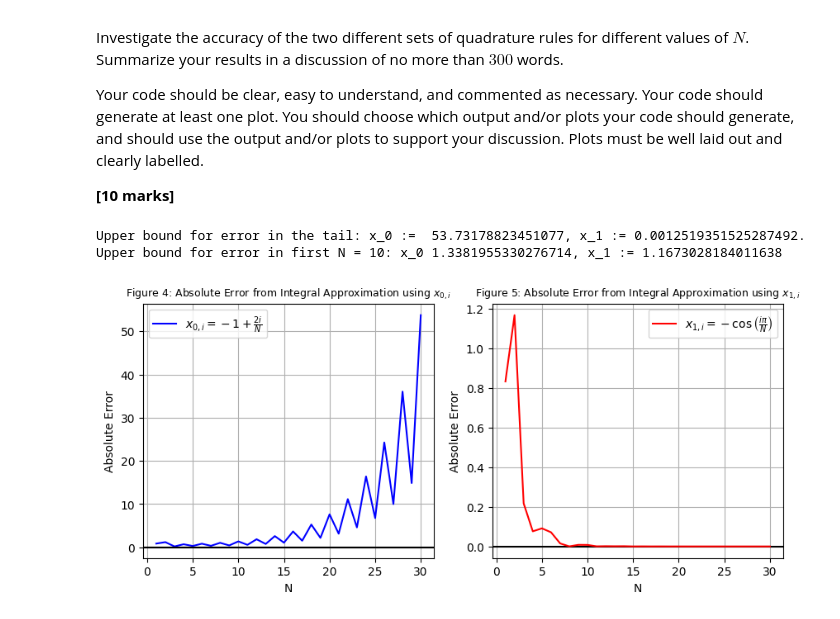
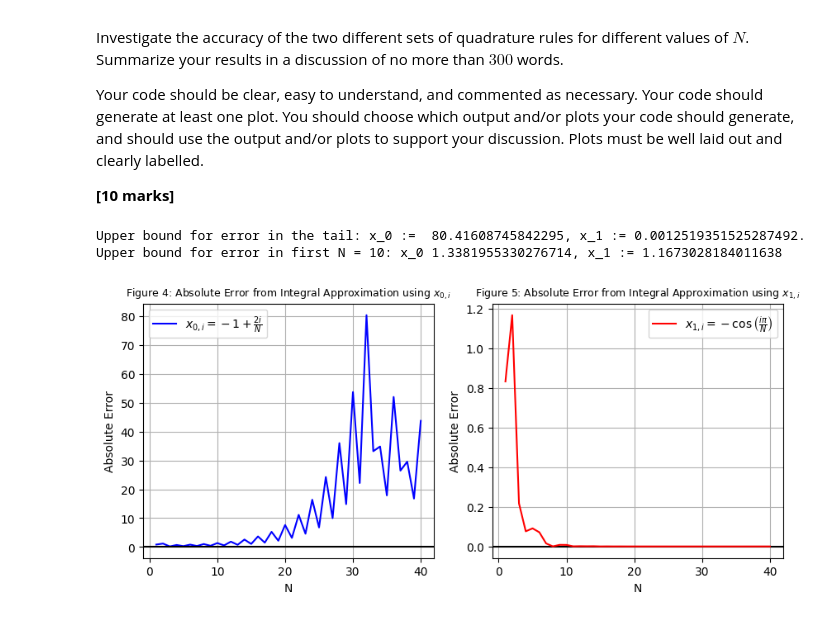
Before and after one commit to cameronfisher05/Assignment-1, a Jupyter notebook: A1.ipynb, the cells around one changed output. Saved outputs shown, nothing was run; the diff lists cells and outputs as text; code cells hidden in the pictures.

```diff
--- a/A1.ipynb
+++ b/A1.ipynb
@@ -620,7 +623,7 @@ def f(x):
 
 #Chosing the values of N which we will test it on:
 
-n = 30
+n = 40
 
 N = list(range(1, n + 1))
 
@@ -757,35 +760,35 @@ estimate0_tail_e = estimate0[10:] - exact
 estimate1_tail_e = estimate1[10:] - exact
 
 max0_tail = max(abs(estimate0_tail_e))
 max1_tail = max(abs(estimate1_tail_e))
 
 print(f"Upper bound for error in the tail: x_0 :=  {max0_tail}, x_1 := {max1_tail}. Upper bound for error in first N = 10: x_0 {max0_head}, x_1 := {max1_head}")
 
 
 #Generating Plots:
 
 fig, ax = plt.subplots(1, 2, figsize=(10, 4))
 
 ax[0].plot(N, abs(estimate0 - exact), color = 'blue', label =r'$x_{0,i} = -1 + \frac{2 i}{N}$')
 ax[0].set_title(r'Figure 4: Absolute Error from Integral Approximation using $x_{0,i}$', fontsize=9)
 ax[0].axhline(y = 0, color = 'k')
 ax[0].set_xlabel('N')
 ax[0].set_ylabel('Absolute Error')
 ax[0].grid(True)
 ax[0].legend()
 
 ax[1].axhline(y = 0, color = 'k')
 ax[1].plot(N, abs(estimate1 - exact), color = 'red', label = r'$x_{1,i} = -\cos \left( \frac{i \pi}{N} \right)$')
 ax[1].set_title(r'Figure 5: Absolute Error from Integral Approximation using $x_{1,i}$', fontsize=9)
 ax[1].set_xlabel('N')
 ax[1].set_ylabel('Absolute Error')
 ax[1].grid(True)
 ax[1].legend()
 
 plt.show()
 # %% [output]
-Upper bound for error in the tail: x_0 :=  53.73178823451077, x_1 := 0.0012519351525287492. Upper bound for error in first N = 10: x_0 1.3381955330276714, x_1 := 1.1673028184011638
+Upper bound for error in the tail: x_0 :=  80.41608745842295, x_1 := 0.0012519351525287492. Upper bound for error in first N = 10: x_0 1.3381955330276714, x_1 := 1.1673028184011638
-[figure, old version]
+[figure, new version]
 # %% [markdown]
 ## Exploring The Accuracy of Two Quadrature Points
 
```
Also changed, not shown: parts of 2 cells of this notebook.
